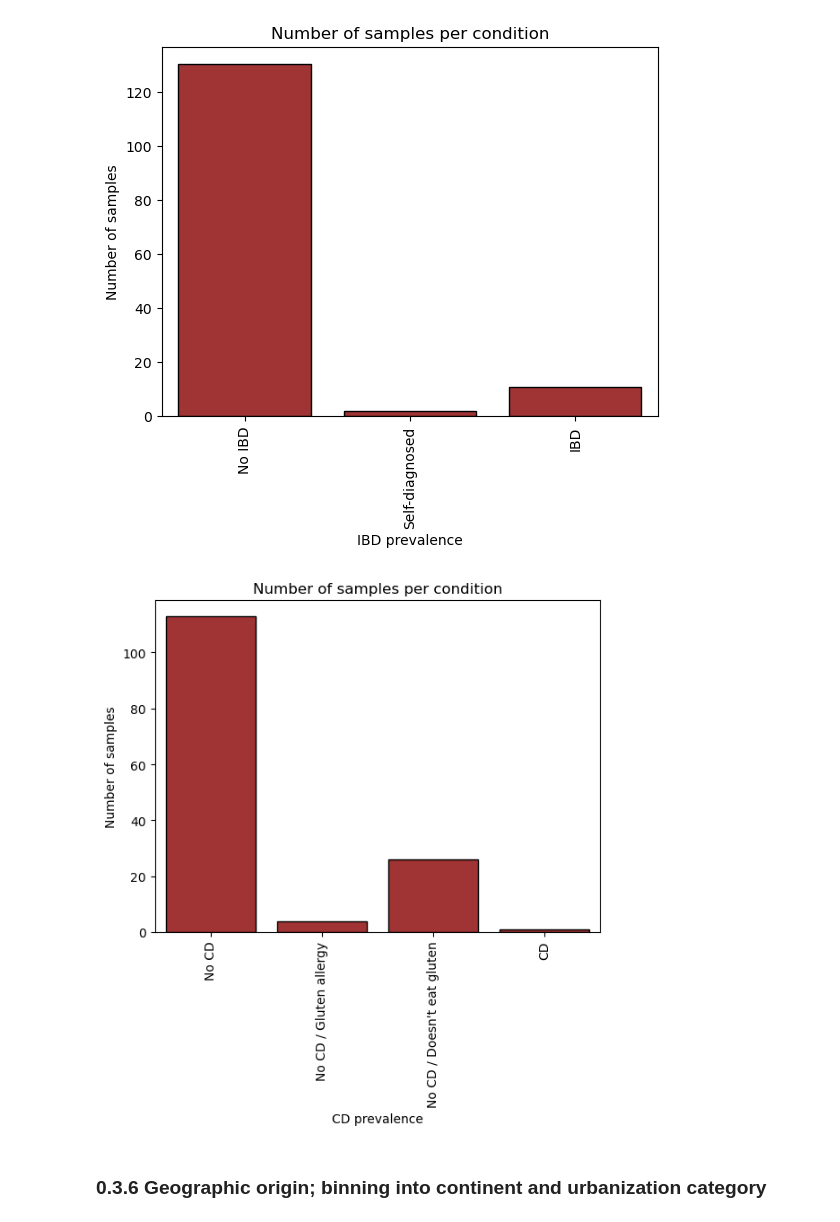
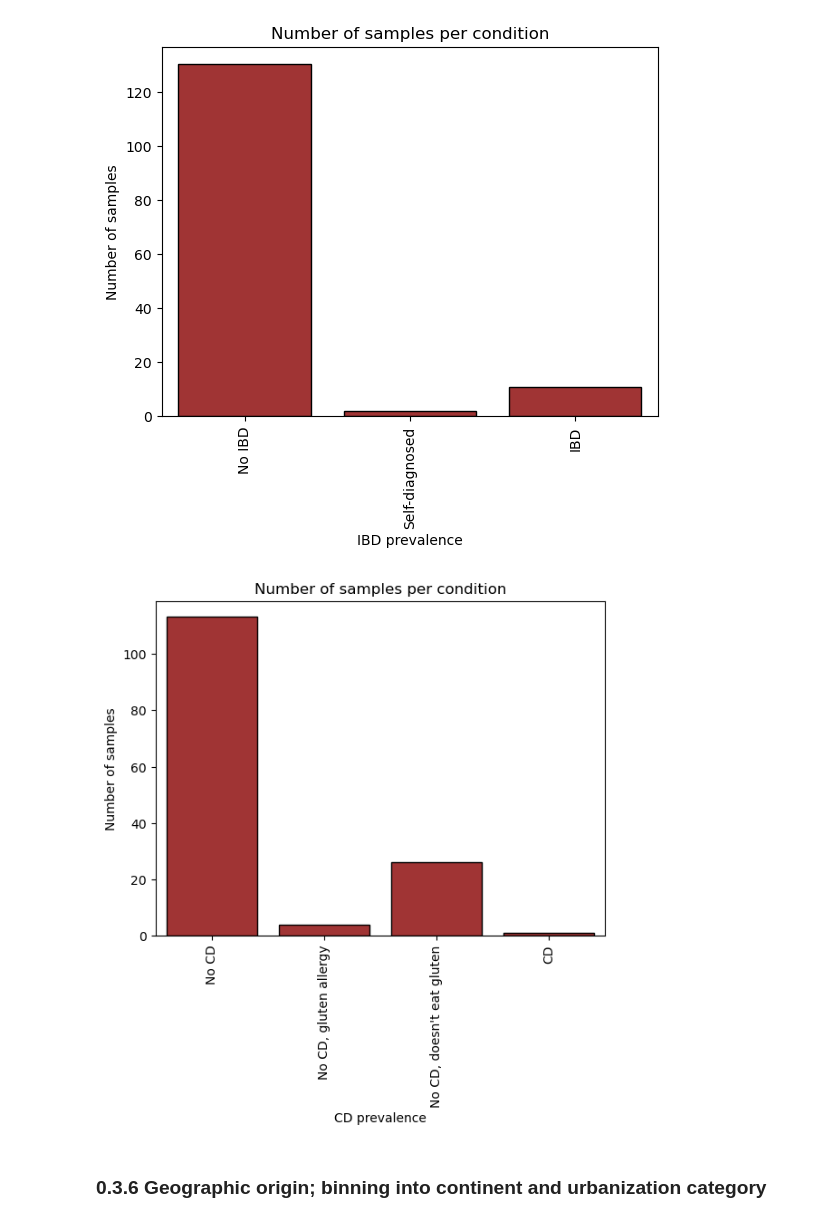
Before and after one commit to Mila-cmd651/FunGut-Project, a Jupyter notebook: Submission_FunGut_script/0.Metadata.ipynb, the cells around one changed output. Cells and saved outputs as stored; diff of their text form; code cells hidden in the pictures.

```diff
--- a/Submission_FunGut_script/0.Metadata.ipynb
+++ b/Submission_FunGut_script/0.Metadata.ipynb
@@ -253,18 +262,18 @@ plt.show()
 [figure]
 # %%
 sample_metadata.replace({"gluten_sample":"No"}, "No CD", inplace=True)
-sample_metadata.replace({"gluten_sample":"I do not eat gluten because it makes me feel bad"}, "No CD / Doesn't eat gluten", inplace=True)
-sample_metadata.replace({"gluten_sample":"I was diagnosed with gluten allergy (anti-gluten IgG), but not celiac disease"}, "No CD / Gluten allergy", inplace=True)
+sample_metadata.replace({"gluten_sample":"I do not eat gluten because it makes me feel bad"}, "No CD, doesn't eat gluten", inplace=True)
+sample_metadata.replace({"gluten_sample":"I was diagnosed with gluten allergy (anti-gluten IgG), but not celiac disease"}, "No CD, gluten allergy", inplace=True)
 sample_metadata.replace({"gluten_sample":"I was diagnosed with celiac disease"}, "CD", inplace=True)
 
 CD = sns.countplot(data=sample_metadata, x="gluten_sample", color="firebrick", edgecolor="black")
 CD.set_xticklabels(CD.get_xticklabels(), rotation=90)
 plt.xlabel('CD prevalence')
 plt.ylabel('Number of samples')
 plt.title('Number of samples per condition')
 plt.show()
 # %% [output]
-[figure, old version]
+[figure, new version]
 # %% [markdown]
 ### 0.3.6 Geographic origin; binning into continent and urbanization category
 # %%
```
Also changed, not shown: parts of 8 cells of this notebook, 5 other files.
